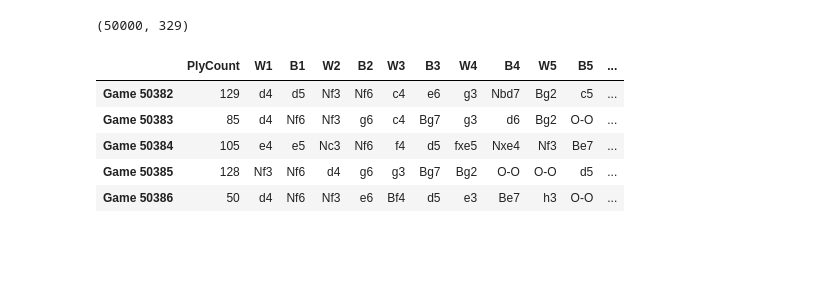
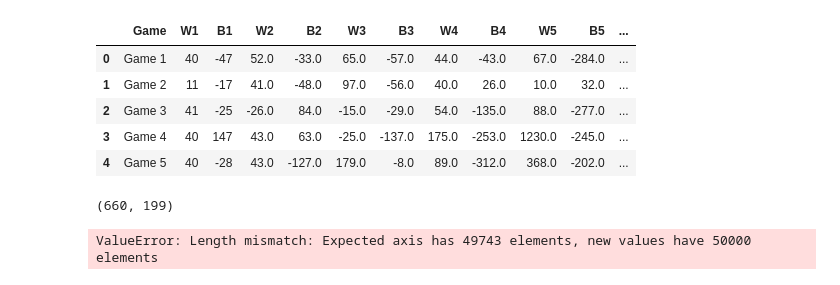
Before and after one commit to Abe-Borg/BradleyChess, a Jupyter notebook: src/Misc Code Testing.ipynb, the cells around one changed output. Drawn from its saved outputs; the diff is of its cells as text; code cells hidden in the pictures; blank space fills up the shorter version.

```diff
--- a/src/Misc Code Testing.ipynb
+++ b/src/Misc Code Testing.ipynb
@@ -8,13 +17,13 @@ chess_data = chess_data.head(game_settings.training_sample_size)
+# %%
+chess_data_csv.head()
+# %% [output]
+|  | Game | W1 | B1 | W2 | B2 | W3 | B3 | W4 | B4 | W5 | B5 | ... |
+| 0 | Game 1 | 40 | -47 | 52.0 | -33.0 | 65.0 | -57.0 | 44.0 | -43.0 | 67.0 | -284.0 | ... |
+| 1 | Game 2 | 11 | -17 | 41.0 | -48.0 | 97.0 | -56.0 | 40.0 | 26.0 | 10.0 | 32.0 | ... |
+| 2 | Game 3 | 41 | -25 | -26.0 | 84.0 | -15.0 | -29.0 | 54.0 | -135.0 | 88.0 | -277.0 | ... |
+| 3 | Game 4 | 40 | 147 | 43.0 | 63.0 | -25.0 | -137.0 | 175.0 | -253.0 | 1230.0 | -245.0 | ... |
+| 4 | Game 5 | 40 | -28 | 43.0 | -127.0 | 179.0 | -8.0 | 89.0 | -312.0 | 368.0 | -202.0 | ... |
 # %%
-chess_data.shape
+chess_data_csv.shape
 # %% [output]
-(50000, 329)
+(660, 199)
-# %%
-chess_data.tail()
-# %% [output]
-|  | PlyCount | W1 | B1 | W2 | B2 | W3 | B3 | W4 | B4 | W5 | B5 | ... |
-| Game 50382 | 129 | d4 | d5 | Nf3 | Nf6 | c4 | e6 | g3 | Nbd7 | Bg2 | c5 | ... |
-| Game 50383 | 85 | d4 | Nf6 | Nf3 | g6 | c4 | Bg7 | g3 | d6 | Bg2 | O-O | ... |
-| Game 50384 | 105 | e4 | e5 | Nc3 | Nf6 | f4 | d5 | fxe5 | Nxe4 | Nf3 | Be7 | ... |
-| Game 50385 | 128 | Nf3 | Nf6 | d4 | g6 | g3 | Bg7 | Bg2 | O-O | O-O | d5 | ... |
-| Game 50386 | 50 | d4 | Nf6 | Nf3 | e6 | Bf4 | d5 | e3 | Be7 | h3 | O-O | ... |
@@ -20,0 +64,9 @@ chess_data.tail()
+# %%
+# The file path where the text file is located
+file_path = game_settings.est_q_vals_filepath_part_1
+# Process the chess data with the corrected function
+est_q_vals_df_part_1 = process_chess_data_corrected(file_path)
+
+est_q_vals_df_part_1.head()
+# %% [output]
+ValueError: Length mismatch: Expected axis has 49743 elements, new values have 50000 elements
```
Also changed, not shown: parts of 4 cells of this notebook.
